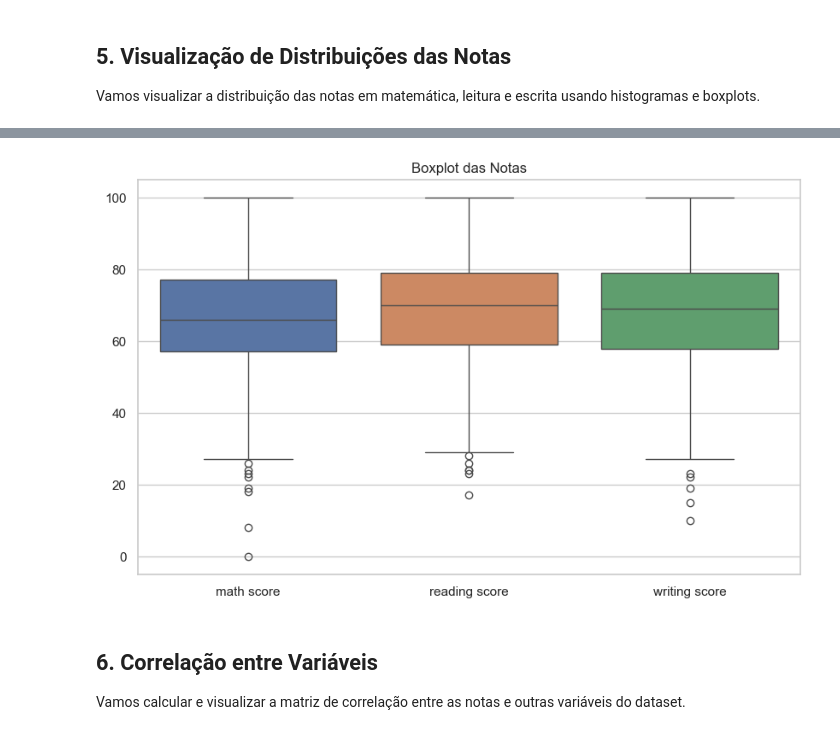
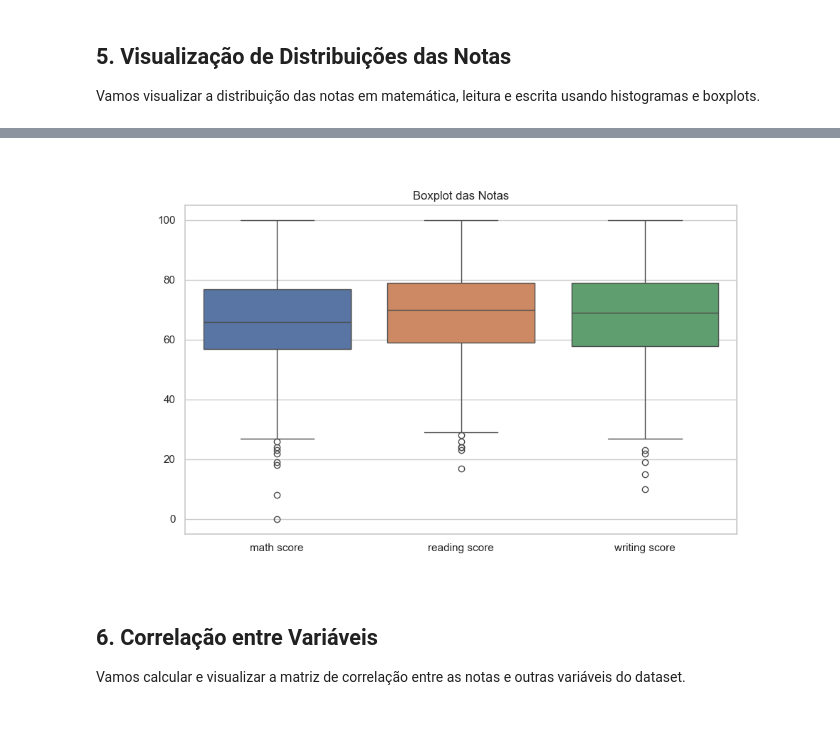
Before and after one commit to snowdutra/Machine-Learning, a Jupyter notebook: docs/arvore_decisao/students_performance_analysis.ipynb, the cells around one changed output, grey strips where cells are left out. Drawn from its saved outputs; the diff is of its cells as text; code cells hidden in the pictures.

```diff
--- a/docs/arvore_decisao/students_performance_analysis.ipynb
+++ b/docs/arvore_decisao/students_performance_analysis.ipynb
@@ -87,24 +89,27 @@ Estatísticas das notas:
 Vamos visualizar a distribuição das notas em matemática, leitura e escrita usando histogramas e boxplots.
 # %%
 import os
+from IPython.display import Image, display
 os.makedirs('imagens', exist_ok=True)
 
 fig, axes = plt.subplots(1, 3, figsize=(18, 5))
 for idx, col in enumerate(['math score', 'reading score', 'writing score']):
     sns.histplot(df[col], bins=20, ax=axes[idx], kde=True)
     axes[idx].set_title(f'Distribuição: {col}')
 plt.tight_layout()
 plt.savefig('imagens/histograma_notas.png')
 plt.show()
+display(Image(filename='imagens/histograma_notas.png'))
 
 plt.figure(figsize=(10, 6))
 sns.boxplot(data=df[['math score', 'reading score', 'writing score']])
 plt.title('Boxplot das Notas')
 plt.savefig('imagens/boxplot_notas.png')
 plt.show()
+display(Image(filename='imagens/boxplot_notas.png'))
 # %% [output]
 [figure]
-[figure, old version]
+[figure, new version]
 # %% [markdown]
 ## 6. Correlação entre Variáveis
 
```
Also changed, not shown: parts of 15 cells of this notebook, 12 other files.
